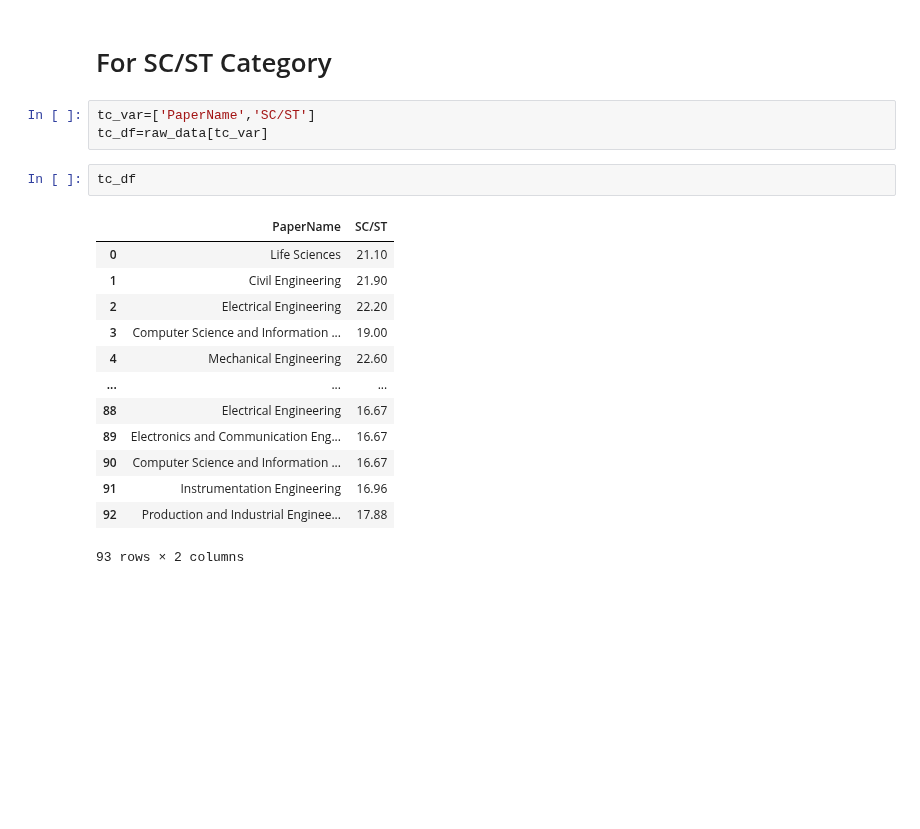
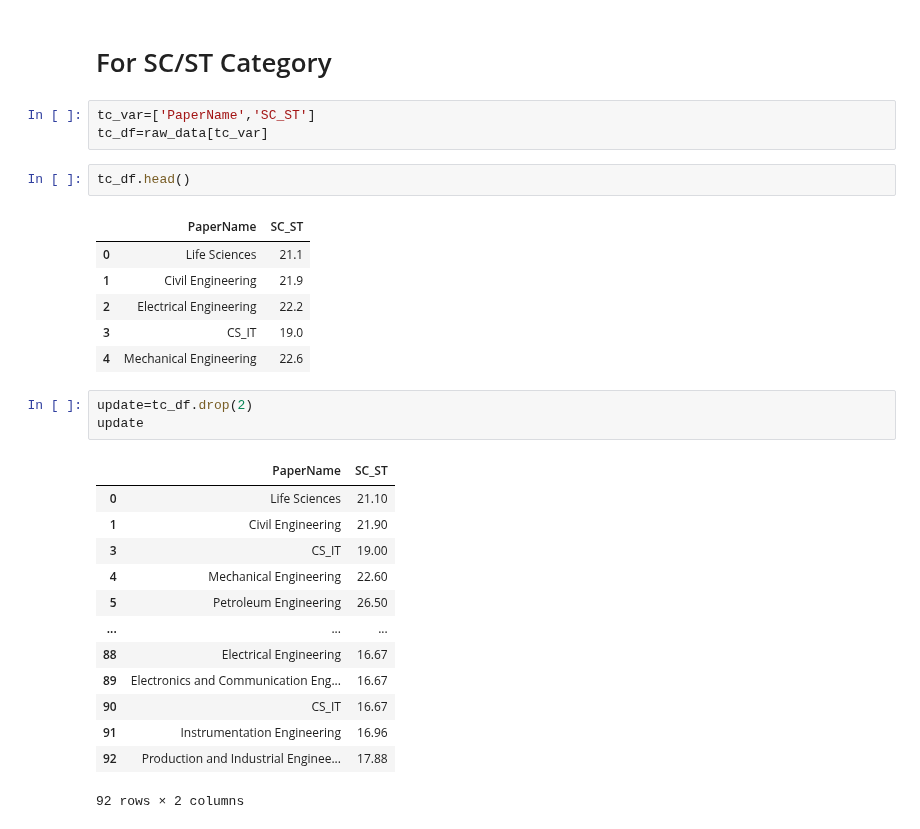
Before and after one commit to Arpan-tech-create/Exploratory_Data_Analysis, a Jupyter notebook: Gate_cutoff.ipynb, the cells around one changed output. Drawn from its saved outputs; the diff is of its cells as text; blank space fills up the shorter version.

```diff
--- a/Gate_cutoff.ipynb
+++ b/Gate_cutoff.ipynb
@@ -151,21 +190,31 @@ sns.barplot(y='PaperName',x='OBC',palette="Blues_d",data=OBC_df.head(10))
 # %% [markdown]
 # For SC/ST Category
 # %%
-tc_var=['PaperName','SC/ST']
+tc_var=['PaperName','SC_ST']
 tc_df=raw_data[tc_var]
 # %%
-tc_df
+tc_df.head()
 # %% [output]
-|  | PaperName | SC/ST |
-| 0 | Life Sciences | 21.10 |
-| 1 | Civil Engineering | 21.90 |
-| 2 | Electrical Engineering | 22.20 |
-| 3 | Computer Science and Information ... | 19.00 |
-| 4 | Mechanical Engineering | 22.60 |
-| ... | ... | ... |
-| 88 | Electrical Engineering | 16.67 |
-| 89 | Electronics and Communication Eng... | 16.67 |
-| 90 | Computer Science and Information ... | 16.67 |
-| 91 | Instrumentation Engineering | 16.96 |
-| 92 | Production and Industrial Enginee... | 17.88 |
+|  | PaperName | SC_ST |
+| 0 | Life Sciences | 21.1 |
+| 1 | Civil Engineering | 21.9 |
+| 2 | Electrical Engineering | 22.2 |
+| 3 | CS_IT | 19.0 |
+| 4 | Mechanical Engineering | 22.6 |
-93 rows × 2 columns
+# %%
+update=tc_df.drop(2)
+update
+# %% [output]
+|  | PaperName | SC_ST |
+| 0 | Life Sciences | 21.10 |
+| 1 | Civil Engineering | 21.90 |
+| 3 | CS_IT | 19.00 |
+| 4 | Mechanical Engineering | 22.60 |
+| 5 | Petroleum Engineering | 26.50 |
+| ... | ... | ... |
+| 88 | Electrical Engineering | 16.67 |
+| 89 | Electronics and Communication Eng... | 16.67 |
+| 90 | CS_IT | 16.67 |
+| 91 | Instrumentation Engineering | 16.96 |
+| 92 | Production and Industrial Enginee... | 17.88 |
+92 rows × 2 columns
```
Also changed, not shown: parts of 22 cells of this notebook, 2 other files.
